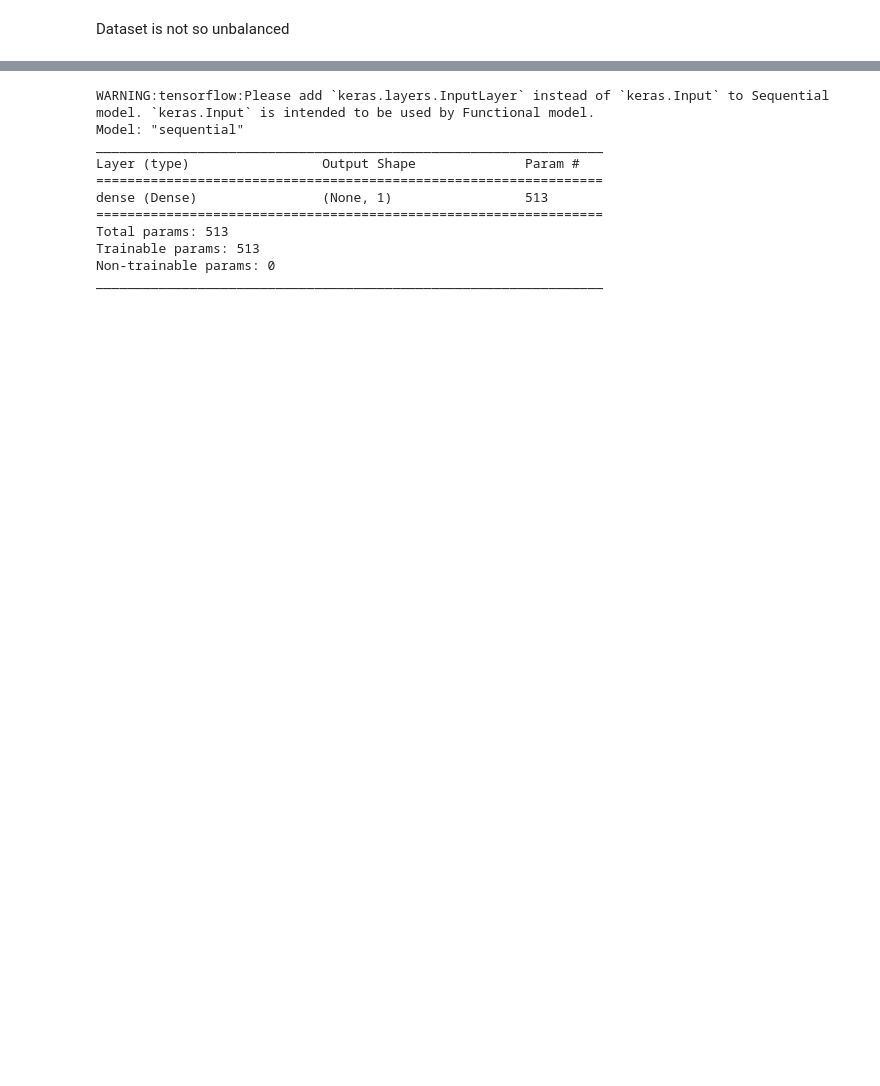
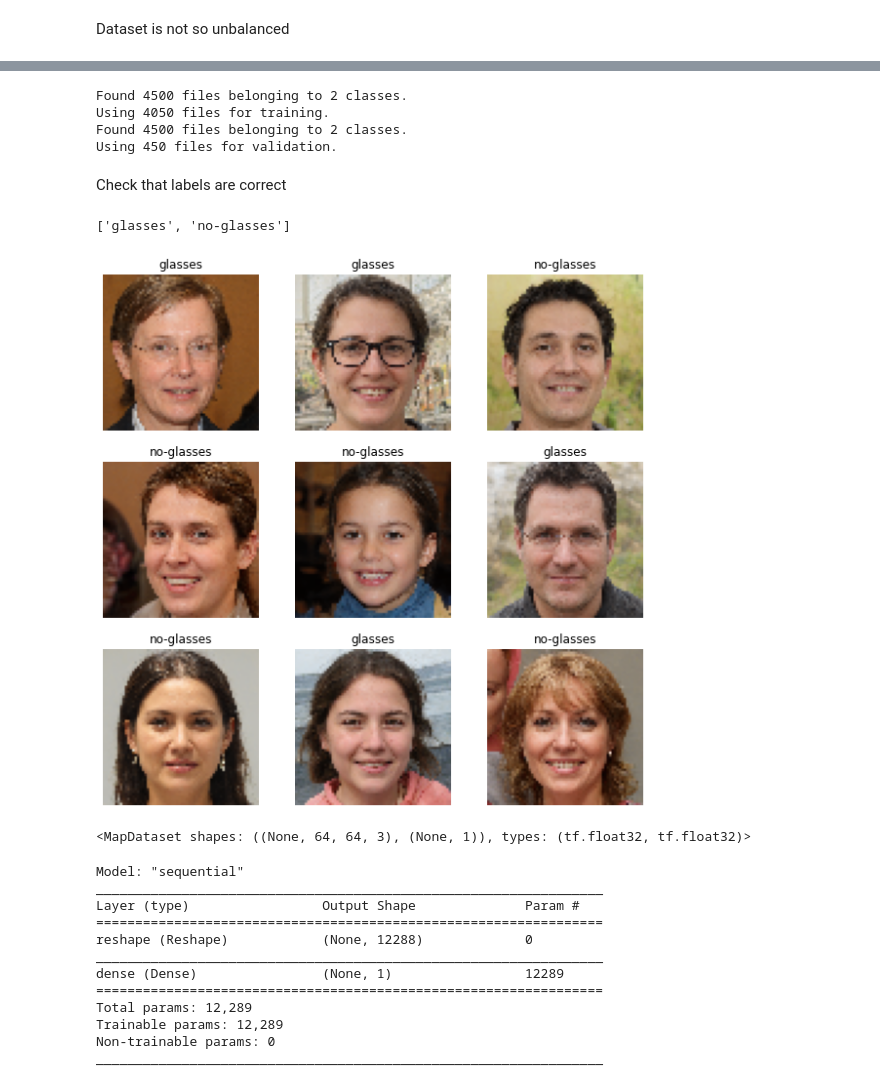
Before and after one commit to matteolimoncini/glasses_or_no_glasses, a Jupyter notebook: Glasses_or_not.ipynb, the cells around one changed output, grey strips where cells are left out. Cells and saved outputs as stored; diff of their text form; code cells hidden in the pictures; blank space fills up the shorter version.

Commit message:
Fixed dataset

```diff
--- a/Glasses_or_not.ipynb
+++ b/Glasses_or_not.ipynb
@@ -136,2 +92,0 @@ We create a dataframe that contains only labels
-# %%
-labels = dask_df[['glasses']]
@@ -148,0 +93,42 @@ dataset = tf.data.Dataset.from_tensor_slices((dataset_only_image.values,labels.v
+# %%
+training_dir = "img"
+# %%
+#resize in 64x64x3 images, training set
+train_dataset = tf.keras.preprocessing.image_dataset_from_directory(training_dir,
+                                                                    validation_split = 0.1,
+                                                                    subset="training",
+                                                                    labels='inferred', label_mode='binary',
+                                                                    image_size=(64, 64), batch_size=128,
+                                                                    seed = 123,
+                                                                    smart_resize = True)
+
+#resize in 64x64x3 images, validation set
+val_dataset = tf.keras.preprocessing.image_dataset_from_directory(training_dir,
+                                                                    validation_split = 0.1,
+                                                                    subset="validation",
+                                                                    labels='inferred', label_mode='binary',
+                                                                    image_size=(64, 64), batch_size=128,
+                                                                    seed = 123,
+                                                                    smart_resize = True)
+# %% [output]
+Found 4500 files belonging to 2 classes.
+Using 4050 files for training.
+Found 4500 files belonging to 2 classes.
+Using 450 files for validation.
+# %% [markdown]
+Check that labels are correct
+# %%
+class_names = train_dataset.class_names
+class_names
+# %% [output]
+['glasses', 'no-glasses']
+# %%
+plt.figure(figsize=(10, 10))
+for images, labels in train_dataset.take(1):
+  for i in range(9):
+    ax = plt.subplot(3, 3, i + 1)
+    plt.imshow(images[i].numpy().astype("uint8"))
+    plt.title(train_dataset.class_names[int(labels.numpy()[i])])
+    plt.axis("off")
+# %% [output]
+[figure, added]
@@ -148,0 +138,8 @@ dataset = tf.data.Dataset.from_tensor_slices((dataset_only_image.values,labels.v
+# %%
+# normalizing data
+
+normalization_layer = tf.keras.layers.experimental.preprocessing.Rescaling(1./255)
+normalized_train_ds = train_dataset.map(lambda x, y: (normalization_layer(x), y))
+print(normalized_train_ds)
+# %% [output]
+<MapDataset shapes: ((None, 64, 64, 3), (None, 1)), types: (tf.float32, tf.float32)>
@@ -149,25 +216,32 @@ dataset = tf.data.Dataset.from_tensor_slices((dataset_only_image.values,labels.v
 # %%
+img_height = 64
+img_width = 64
 model = tf.keras.Sequential(
   [
-      tf.keras.layers.Input(shape=(512,)),
-      tf.keras.layers.Dense(1, activation='softmax')
+      tf.keras.layers.InputLayer(input_shape=(64,64,3,)),
+      tf.keras.layers.Reshape((64*64*3,), input_shape=((64,64,3,))),
+      tf.keras.layers.Dense(1, activation='sigmoid')
   ])
 
-model.compile(optimizer='adam',
-              loss='categorical_crossentropy',
+model.compile(optimizer=tf.keras.optimizers.SGD(learning_rate=0.0001),
+              loss='binary_crossentropy',
               metrics=['accuracy'])
 
 # print model layers
 model.summary()
+
+# utility callback that displays training curves
+#plot_training = PlotTraining(sample_rate=10, zoom=1)
 # %% [output]
-WARNING:tensorflow:Please add `keras.layers.InputLayer` instead of `keras.Input` to Sequential model. `keras.Input` is intended to be used by Functional model.
 Model: "sequential"
 _________________________________________________________________
 Layer (type)                 Output Shape              Param #
 =================================================================
-dense (Dense)                (None, 1)                 513
+reshape (Reshape)            (None, 12288)             0
+_________________________________________________________________
+dense (Dense)                (None, 1)                 12289
 =================================================================
-Total params: 513
-Trainable params: 513
+Total params: 12,289
+Trainable params: 12,289
 Non-trainable params: 0
 _________________________________________________________________
```
Also changed, not shown: parts of 32 cells of this notebook.
